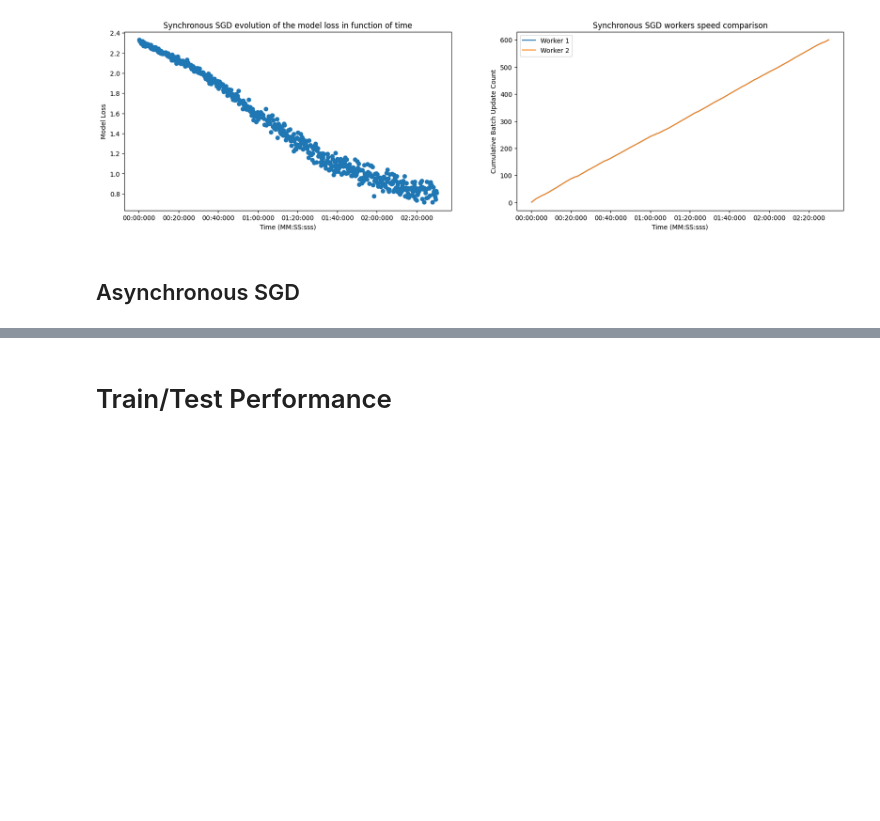
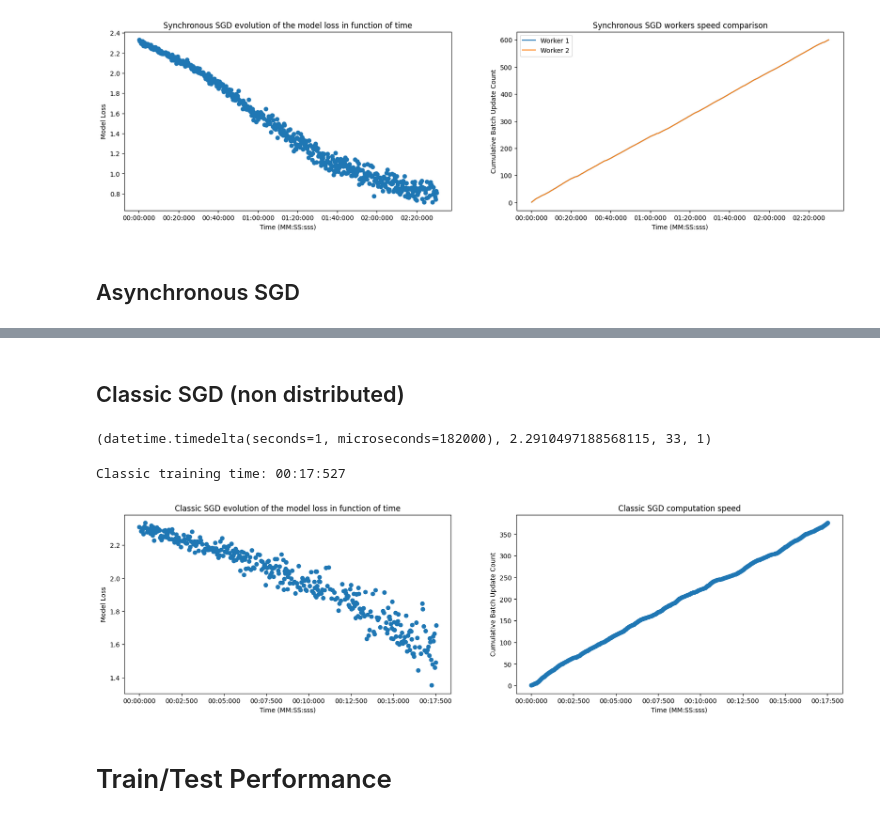
Before and after one commit to NicolasRR/OptML, a Jupyter notebook: Compare.ipynb, the cells around one changed output, grey strips where cells are left out. Cells and saved outputs as stored; diff of their text form; code cells hidden in the pictures; blank space fills up the shorter version.

Commit message:
classic sgd update

```diff
--- a/Compare.ipynb
+++ b/Compare.ipynb
@@ -208,3 +208,76 @@ Asynchronous training time: 02:29:831
+# %% [markdown]
+## Classic SGD (non distributed)
+# %%
+model_update_lines[32]
+# %% [output]
+(datetime.timedelta(seconds=1, microseconds=182000), 2.2910497188568115, 33, 1)
+# %%
+lines = []
+with open("log.log", "r") as log_file:
+    # Iterate through each line in the log file
+    for line in log_file:
+        lines.append(line.split(" - __main__ - "))
+
+for i, line in enumerate(lines):
+    timestamp = datetime.strptime(line[0], "%Y-%m-%d %H:%M:%S,%f")
+    lines[i][0] = timestamp
+
+lines = lines[1:-1]
+
+start_time = lines[0][0]
+end_time = lines[-1][0]
+training_time_classic = end_time - start_time
+
+minutes, remainder = divmod(training_time_classic.seconds, 60)
+seconds = remainder
+milliseconds = training_time_classic.microseconds // 1000
+formatted_training_time_classic = f"{minutes:02d}:{seconds:02d}:{milliseconds:03d}"
+print("Classic training time:", formatted_training_time_classic)  # MM:SS:sss
+
+for i, line in enumerate(lines):
+    lines[i][0] = line[0] - start_time
+    lines[i][1] = line[1].split("DEBUG - ")[1].strip()
+
+model_update_lines = []
+for line in lines:
+    splited_text = line[1].split(",")
+    model_update_lines.append((line[0], float(splited_text[0].split(" ")[1]), int(splited_text[1].split(" ")[3][1:-1].split("/")[0]), int(splited_text[2].split(" ")[2].split("/")[0])))
+
+
+####### PLOTS #######
+# Create a 1x2 grid of subplots
+fig, axs = plt.subplots(nrows=1, ncols=2, figsize=(20, 5))
+
+# First subplot (Model Loss vs Time)
+timedeltas = [line[0].total_seconds() for line in model_update_lines]
+losses = [line[1] for line in model_update_lines]
+
+axs[0].scatter(timedeltas, losses, marker="o")
+axs[0].set_xlabel("Time (MM:SS:sss)")
+axs[0].set_ylabel("Model Loss")
+axs[0].set_title("Classic SGD evolution of the model loss in function of time")
+
+# Format x-axis tick labels
+formatter = FuncFormatter(format_timedelta)
+axs[0].xaxis.set_major_formatter(formatter)
+
+# Second subplot (Cumulative Batch Update Count vs Time)
+batches = [line[2] for line in model_update_lines]
+
+axs[1].scatter(timedeltas, batches, marker="o")
+
+axs[1].set_xlabel("Time (MM:SS:sss)")
+axs[1].set_ylabel("Cumulative Batch Update Count")
+axs[1].set_title("Classic SGD computation speed")
+
+# Format x-axis tick labels
+axs[1].xaxis.set_major_formatter(formatter)
+
+# Display the subplots
+plt.show()
+# %% [output]
+Classic training time: 00:17:527
+[figure, added]
 # %% [markdown]
 # Train/Test Performance
 # %% [markdown]
```
Also changed, not shown: parts of 3 cells of this notebook.
